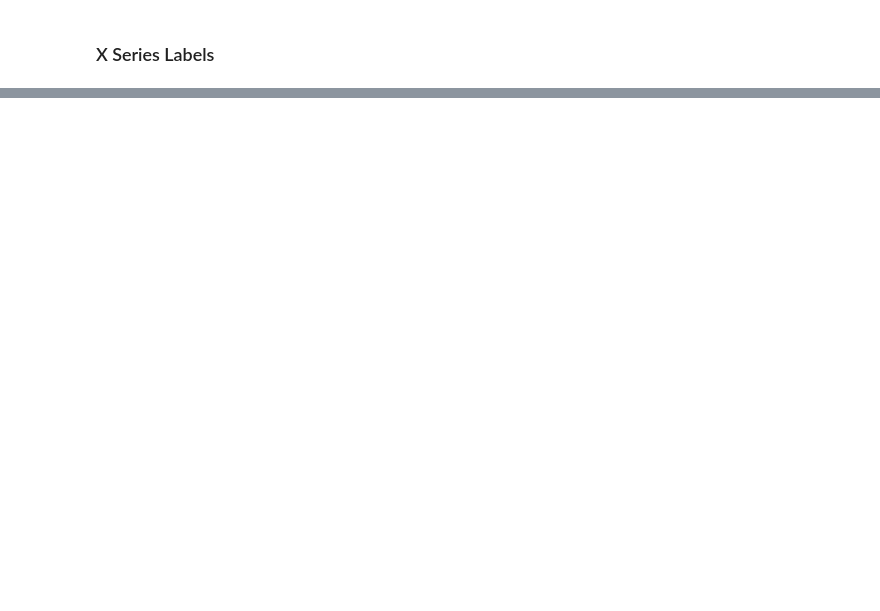
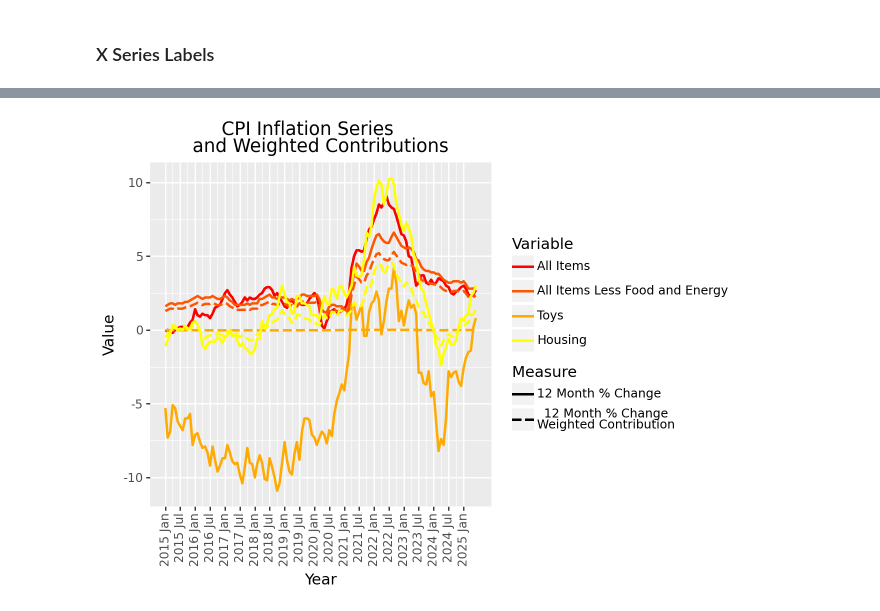
Before and after one commit to danielhalm1407/forecasting_the_future, a Jupyter notebook: Notebooks/NB05_Inflation_Model.ipynb, the cells around one changed output, grey strips where cells are left out. Saved outputs shown, nothing was run; the diff lists cells and outputs as text; code cells hidden in the pictures; blank space fills up the shorter version.

```diff
--- a/Notebooks/NB05_Inflation_Model.ipynb
+++ b/Notebooks/NB05_Inflation_Model.ipynb
@@ -174,7 +219,7 @@ series_name_map
 ### X Series Labels
 # %%
 # 1. Select relevant columns and remove duplicates
-label_df = long_df[['date', 'label']].drop_duplicates().sort_values('date')
+label_df = plot_df[['date', 'label']].drop_duplicates().sort_values('date')
 
 # 2. Choose every 2nd row (adjust the step size as needed)
 label_df_filtered = label_df.iloc[::6, :]
@@ -218,0 +239,17 @@ display(plot)
+# %%
+# Melt the dataframe to long format for plotting
+long_df = pd.melt(
+    plot_df,
+    id_vars=['date', 'series_id', 'series_short_name'],
+    value_vars=[col for col in plot_df.columns if col.startswith('12_month_pct_change')],
+    var_name='variable',
+    value_name='level'
+)
+
+# Create a linetype mapping
+linetype_mapping = {
+    '12_month_pct_change': 'solid',
+    '12_month_pct_change_wgt_contrib': 'dashed'
+}
+
+long_df
@@ -218,0 +270,45 @@ display(plot)
+# %%
+# Create the plot with both individual and weighted contributions
+plot = (
+    # Set up the plot with aesthetics: x, y, color, linetype
+    ggplot(long_df, aes(x='date', y='level', color='series_id', linetype='variable')) +
+
+    # Draw lines for each series and variable type
+    geom_line(size=1) +
+
+    # Manually set colors for each series
+    scale_color_manual(values=color_map, labels=series_name_map) +
+
+    # Set plot and axis labels
+    labs(
+        title='     CPI Inflation Series\nand Weighted Contributions',
+        x='Year',
+        y='Value',
+        color='Variable',
+        linetype='Variable'
+    ) +
+
+    # Manually set linetypes for the two variable types
+    scale_linetype_manual(
+        name="Measure",
+        values=linetype_mapping,
+        labels=['12 Month % Change', '12 Month % Change\nWeighted Contribution']
+    ) +
+
+    # Set custom x-axis ticks and labels
+    scale_x_date(breaks=yq_breaks, labels=yq_labels) +
+
+    # Theme adjustments: rotate x labels, set legend position, center title
+    theme(
+        axis_text_x=element_text(rotation=90, ha='center'),
+        legend_position='right',
+        plot_title=element_text(ha='center')  # Center the plot title
+    ) +
+
+    # Optionally remove linetype legend if desired
+    guides(linetype=None)
+)
+
+display(plot)
+# %% [output]
+[figure, added]
```
Also changed, not shown: parts of 22 cells of this notebook, 2 other files.
